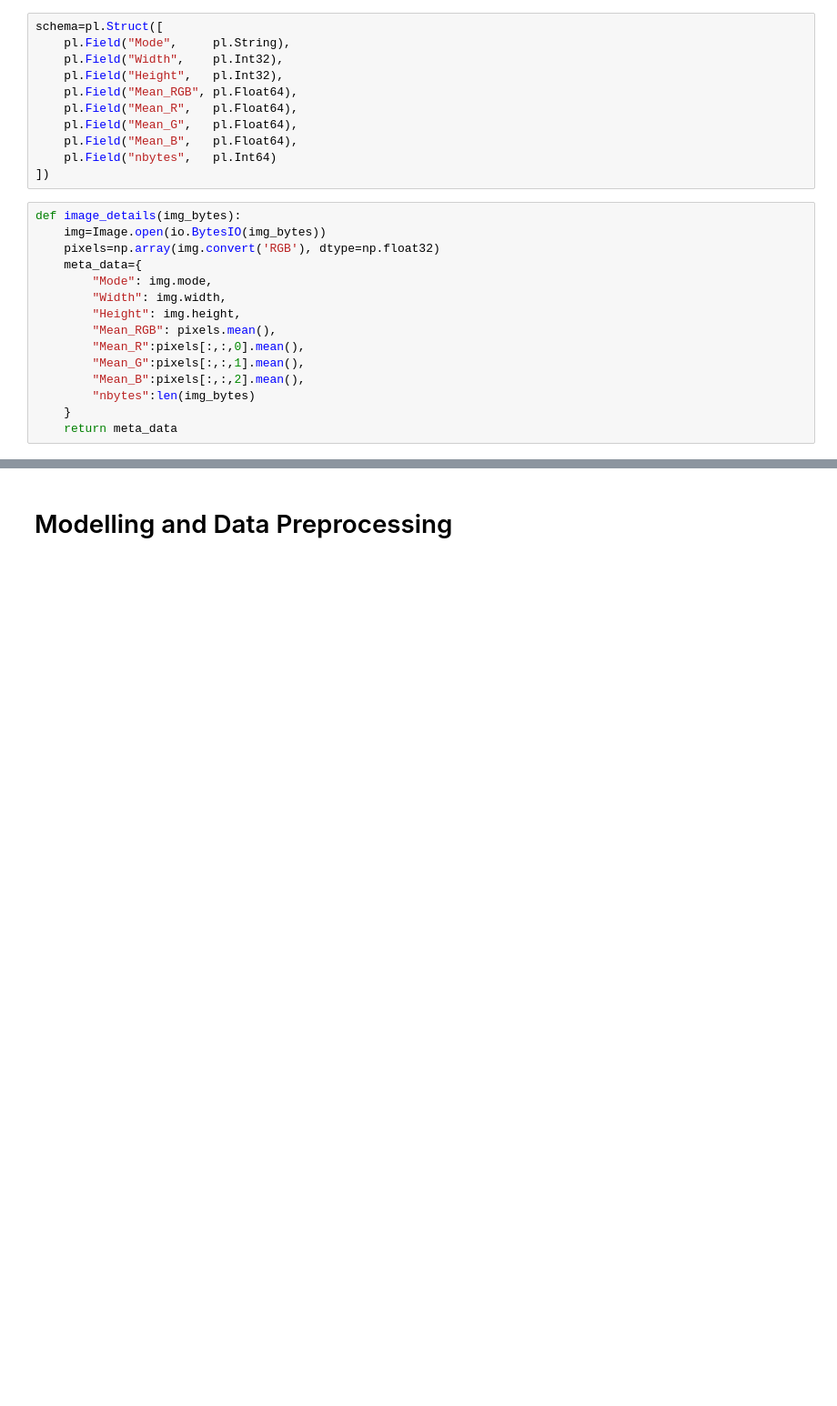
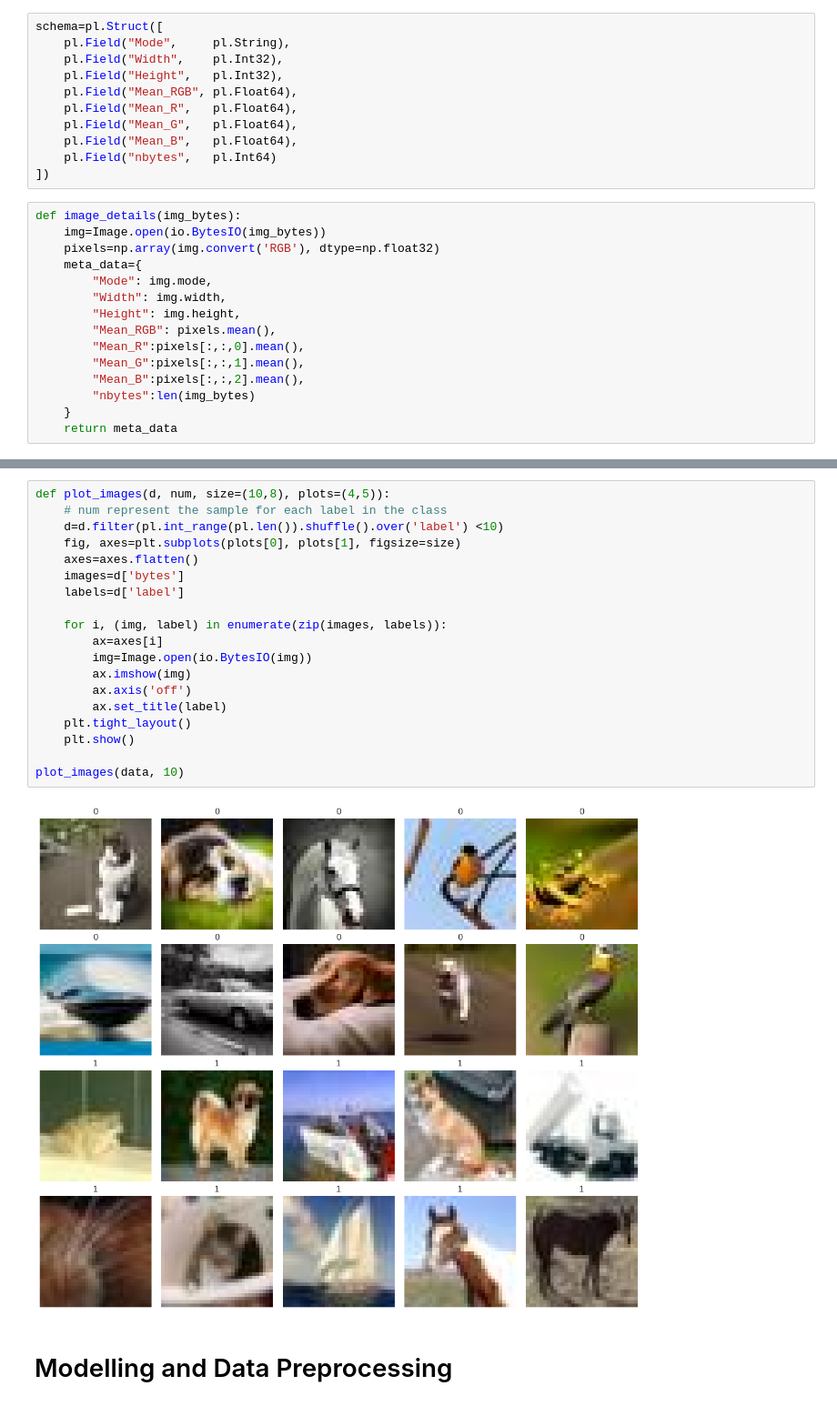
Before and after one commit to 1nuc/image-classification, a Jupyter notebook: run.ipynb, the cells around one changed output, grey strips where cells are left out. Shown at 91% size. Cells and saved outputs as stored; diff of their text form; blank space fills up the shorter version.

```diff
--- a/run.ipynb
+++ b/run.ipynb
@@ -110,3 +120,24 @@ shape: (100_000, 11)
+# %%
+def plot_images(d, num, size=(10,8), plots=(4,5)):
+    # num represent the sample for each label in the class
+    d=d.filter(pl.int_range(pl.len()).shuffle().over('label') <10)
+    fig, axes=plt.subplots(plots[0], plots[1], figsize=size)
+    axes=axes.flatten()
+    images=d['bytes']
+    labels=d['label']
+
+    for i, (img, label) in enumerate(zip(images, labels)):
+        ax=axes[i]
+        img=Image.open(io.BytesIO(img))
+        ax.imshow(img)
+        ax.axis('off')
+        ax.set_title(label)
+    plt.tight_layout()
+    plt.show()
+
+plot_images(data, 10)
+# %% [output]
+[figure, added]
 # %% [markdown]
 # Modelling and Data Preprocessing
 # %% [markdown]
```
Also changed, not shown: parts of 9 cells of this notebook.
